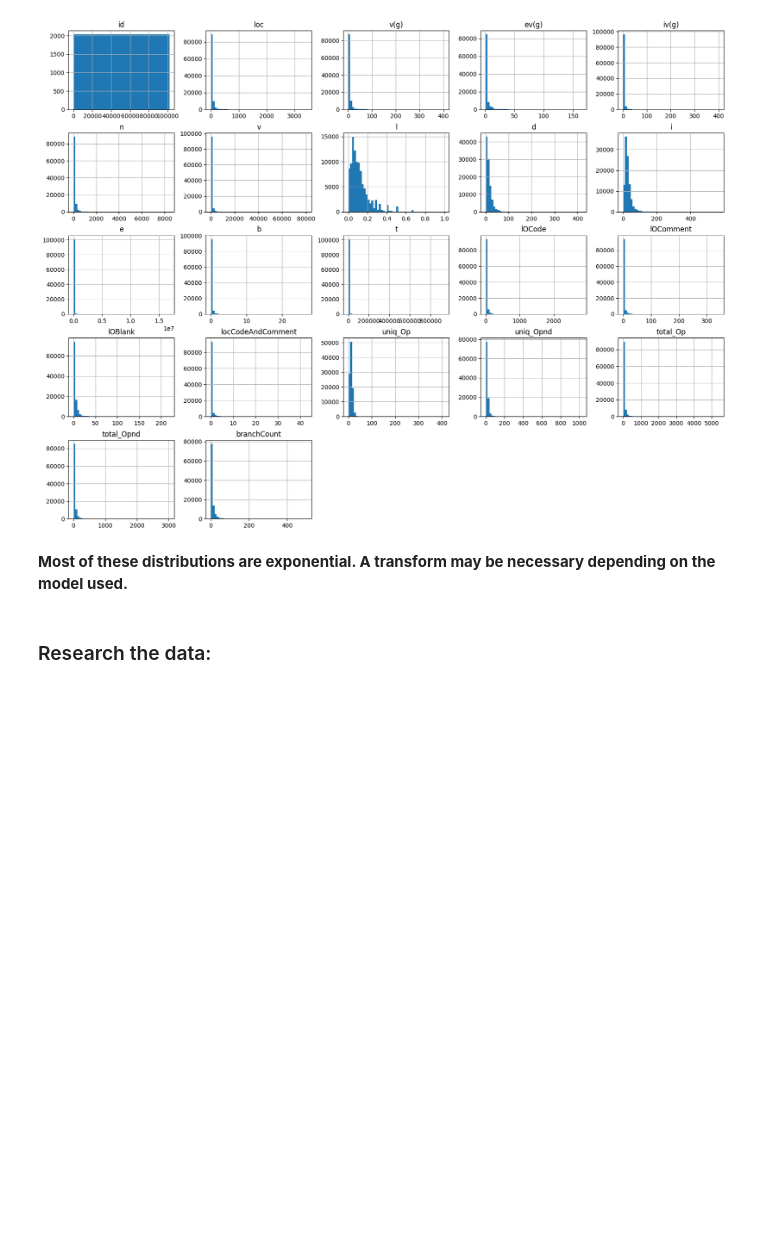
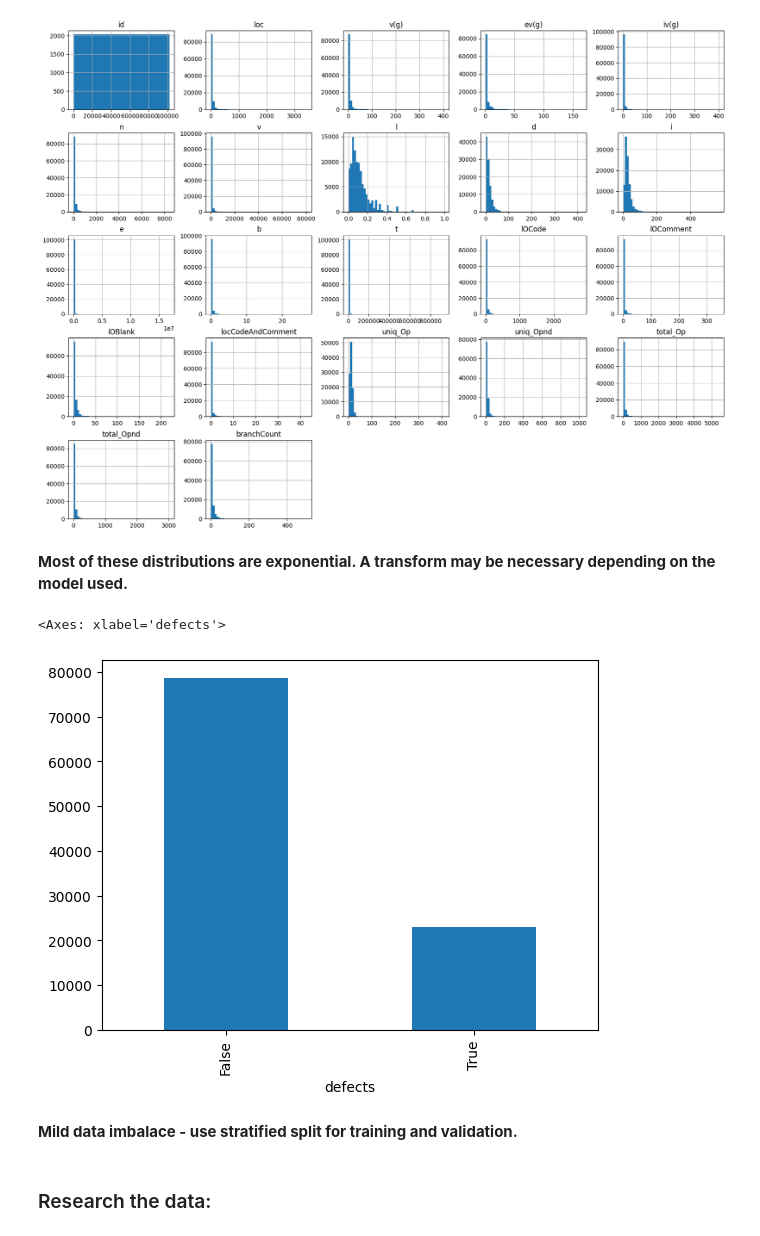
Before and after one commit to liebersi/Kaggle_Competitions, a Jupyter notebook: binary-classification-of-code-defects.ipynb, the cells around one changed output. Drawn from its saved outputs; the diff is of its cells as text; code cells hidden in the pictures; blank space fills up the shorter version.

Commit message:
Kaggle Notebook | Binary Classification of code defects | Version 17

```diff
--- a/binary-classification-of-code-defects.ipynb
+++ b/binary-classification-of-code-defects.ipynb
@@ -109,6 +110,14 @@ X.hist(bins=50,figsize=(20,15));
 [figure]
 # %% [markdown]
 **Most of these distributions are exponential.  A transform may be necessary depending on the model used.**
+# %%
+#Check for data imbalance
+X['defects'].value_counts().plot.bar()
+# %% [output]
+<Axes: xlabel='defects'>
+[figure, added]
+# %% [markdown]
+**Mild data imbalace - use stratified split for training and validation.**
 # %% [markdown]
 ### Research the data:
 # %% [markdown]
```
Also changed, not shown: parts of 36 cells of this notebook.
